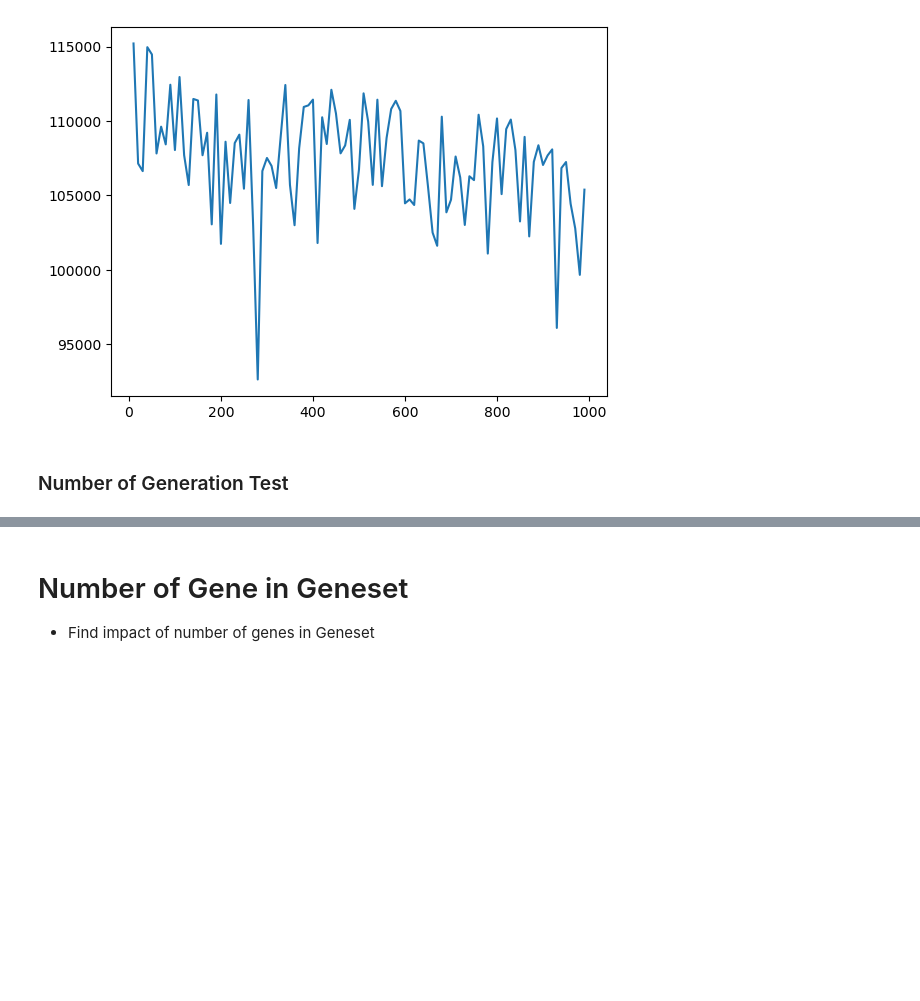
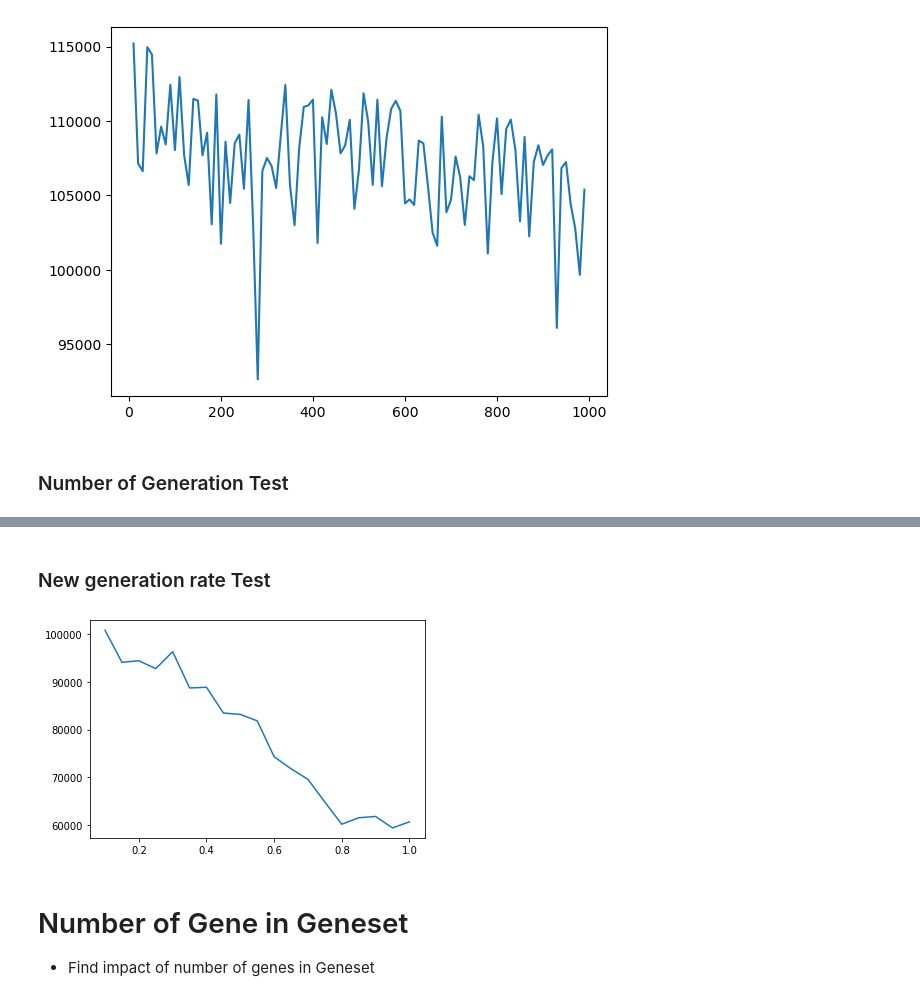
Before and after one commit to psrpsj/TSP-with-Genetic-Algorithm, a Jupyter notebook: TSP_model/TSP_experiment.ipynb, the cells around one changed output, grey strips where cells are left out. Saved outputs shown, nothing was run; the diff lists cells and outputs as text; code cells hidden in the pictures; blank space fills up the shorter version.

```diff
--- a/TSP_model/TSP_experiment.ipynb
+++ b/TSP_model/TSP_experiment.ipynb
@@ -59,3 +61,23 @@ plt.show()
+# %% [markdown]
+### New generation rate Test
+# %%
+num_population = 100
+num_generation = 100
+breed_time = 4
+mutation_rate = 0.1
+dataset = GeneSet("att48_d.txt", num_population, 1)
+model = Genetic_Algorithm(dataset)
+
+gen_rate = []
+result = []
+for rate in tqdm(range(10, 105, 5)):
+    model_result = model.train(num_generation, rate/100, breed_time, mutation_rate)
+    gen_rate.append(rate/100)
+    result.append(model_result)
+plt.plot(gen_rate, result)
+plt.show()
+# %% [output]
+[figure, added]
 # %% [markdown]
 # Number of Gene in Geneset
 * Find impact of number of genes in Geneset
```
Also changed, not shown: parts of 1 cell of this notebook.
